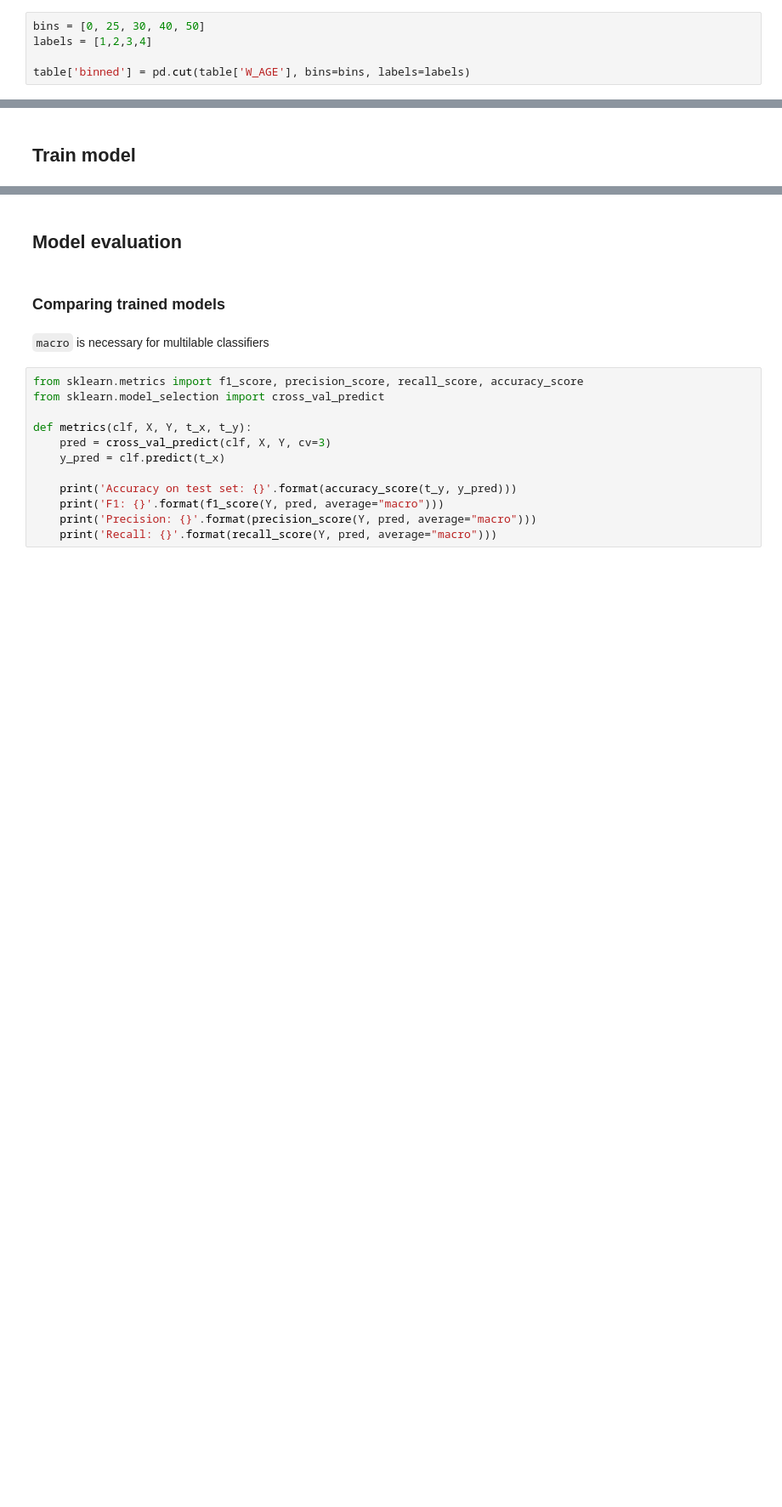
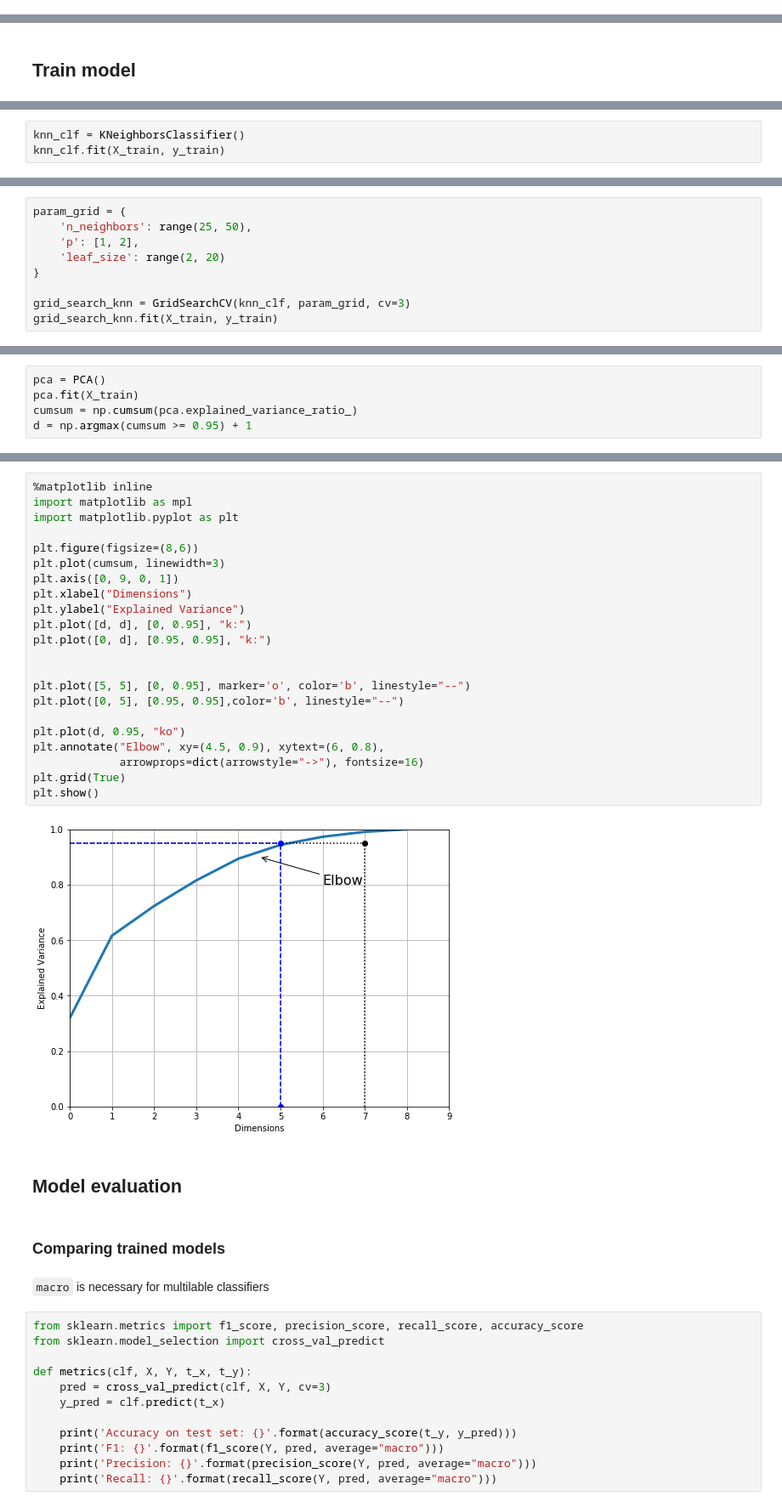
Before and after one commit to darknessest/datamining_uci_hw, a Jupyter notebook: cmc.ipynb, the cells around one changed output, grey strips where cells are left out. Shown: that part at 85% size. Drawn from its saved outputs; the diff is of its cells as text; blank space fills up the shorter version.

Commit message:
preliminary model training

```diff
--- a/cmc.ipynb
+++ b/cmc.ipynb
@@ -142,8 +142,3 @@ table['CONT_USAGE'].hist()
 To produce better results in training I'll bucket continuous variable in to discrete chunks.
 
 Let's first explore histogram, to have a rough understanding of how many records we have in each age category
-# %%
-bins = [0, 25, 30, 40, 50]
-labels = [1,2,3,4]
-
-table['binned'] = pd.cut(table['W_AGE'], bins=bins, labels=labels)
@@ -242,0 +246,3 @@ memory usage: 17.3 KB
+# %%
+knn_clf = KNeighborsClassifier()
+knn_clf.fit(X_train, y_train)
@@ -242,0 +275,9 @@ memory usage: 17.3 KB
+# %%
+param_grid = {
+    'n_neighbors': range(25, 50),
+    'p': [1, 2],
+    'leaf_size': range(2, 20)
+}
+
+grid_search_knn = GridSearchCV(knn_clf, param_grid, cv=3)
+grid_search_knn.fit(X_train, y_train)
@@ -242,0 +372,5 @@ memory usage: 17.3 KB
+# %%
+pca = PCA()
+pca.fit(X_train)
+cumsum = np.cumsum(pca.explained_variance_ratio_)
+d = np.argmax(cumsum >= 0.95) + 1
@@ -243,3 +381,27 @@ memory usage: 17.3 KB
+# %%
+%matplotlib inline
+import matplotlib as mpl
+import matplotlib.pyplot as plt
+
+plt.figure(figsize=(8,6))
+plt.plot(cumsum, linewidth=3)
+plt.axis([0, 9, 0, 1])
+plt.xlabel("Dimensions")
+plt.ylabel("Explained Variance")
+plt.plot([d, d], [0, 0.95], "k:")
+plt.plot([0, d], [0.95, 0.95], "k:")
+
+
+plt.plot([5, 5], [0, 0.95], marker='o', color='b', linestyle="--")
+plt.plot([0, 5], [0.95, 0.95],color='b', linestyle="--")
+
+plt.plot(d, 0.95, "ko")
+plt.annotate("Elbow", xy=(4.5, 0.9), xytext=(6, 0.8),
+             arrowprops=dict(arrowstyle="->"), fontsize=16)
+plt.grid(True)
+plt.show()
+# %% [output]
+[figure, added]
 # %% [markdown]
 ## Model evaluation
 # %% [markdown]
```
Also changed, not shown: parts of 20 cells of this notebook.
